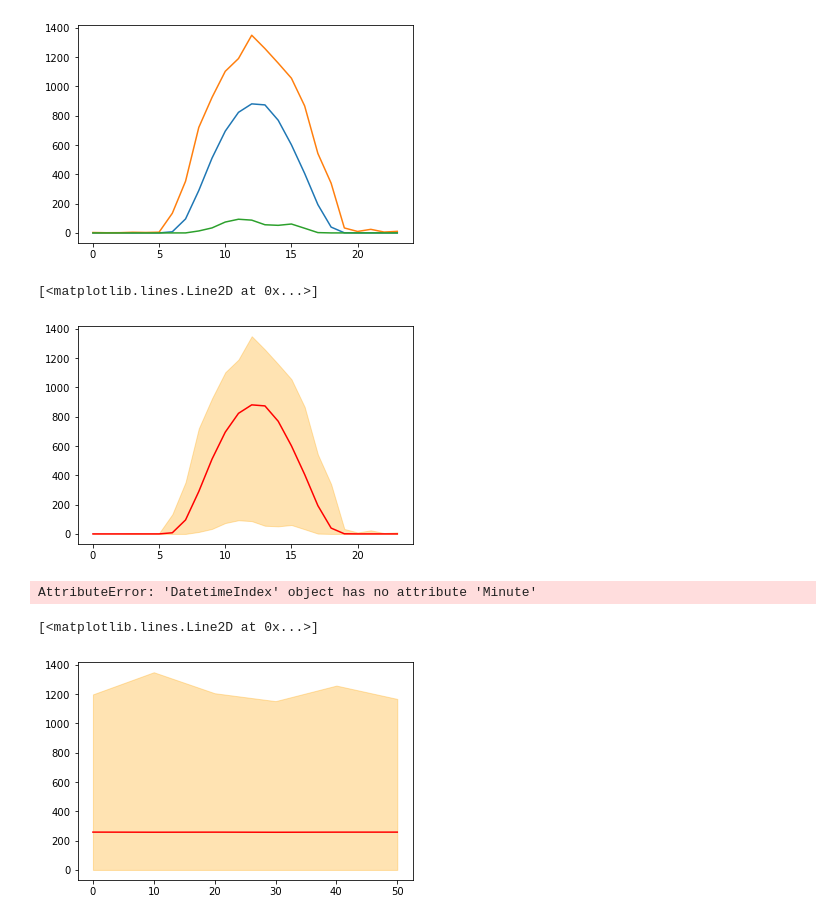
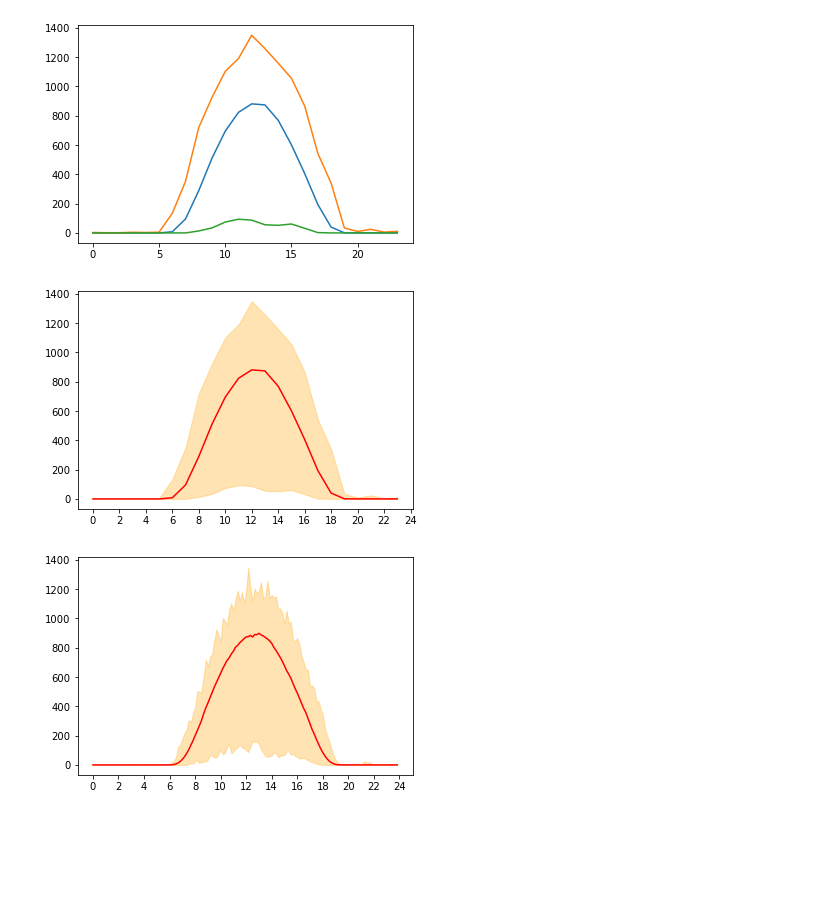
Before and after one commit to AltamarMx/mas20problemas, a Jupyter notebook: notebooks/013_calculoEstadisticos_diaPromedio.ipynb, the cells around one changed output. Drawn from its saved outputs; the diff is of its cells as text; code cells hidden in the pictures; blank space fills up the shorter version.

```diff
--- a/notebooks/013_calculoEstadisticos_diaPromedio.ipynb
+++ b/notebooks/013_calculoEstadisticos_diaPromedio.ipynb
@@ -62,19 +63,19 @@ ax.plot(dias_min)
 fig, ax = plt.subplots()
 ax.fill_between(x=dias_mean.index, y1=dias_min.Ig, y2=dias_max.Ig, color="orange", alpha=0.3)
 ax.plot(dias_mean, color="red")
+ax.set_xticks(np.arange(0,25,2));
+ax.set_xticklabels(np.arange(0,25,2));
 # %% [output]
-[<matplotlib.lines.Line2D at 0x...>]
-[figure, old version]
+[figure, new version]
 # %%
-dias_mean = tmx.groupby(by=[tmx.index.Minute]).mean()
-dias_max  = tmx.groupby(by=[tmx.index.Minute]).max()
-dias_min  = tmx.groupby(by=[tmx.index.Minute]).min()
+dias_mean = tmx.groupby(by=(tmx.index.strftime("%H:%M"))).mean()
+dias_max  = tmx.groupby(by=(tmx.index.strftime("%H:%M"))).max()
+dias_min  = tmx.groupby(by=(tmx.index.strftime("%H:%M"))).min()
-# %% [output]
-AttributeError: 'DatetimeIndex' object has no attribute 'Minute'
 # %%
 fig, ax = plt.subplots()
 ax.fill_between(x=dias_mean.index, y1=dias_min.Ig, y2=dias_max.Ig, color="orange", alpha=0.3)
-ax.plot(dias_mean, color="red")
+ax.plot(dias_mean.Ig, color="red")
+ax.set_xticks(np.arange(0,145,12));
+ax.set_xticklabels(np.arange(0,25,2));
 # %% [output]
-[<matplotlib.lines.Line2D at 0x...>]
-[figure, old version]
+[figure, new version]
```
Also changed, not shown: parts of 3 cells of this notebook.
